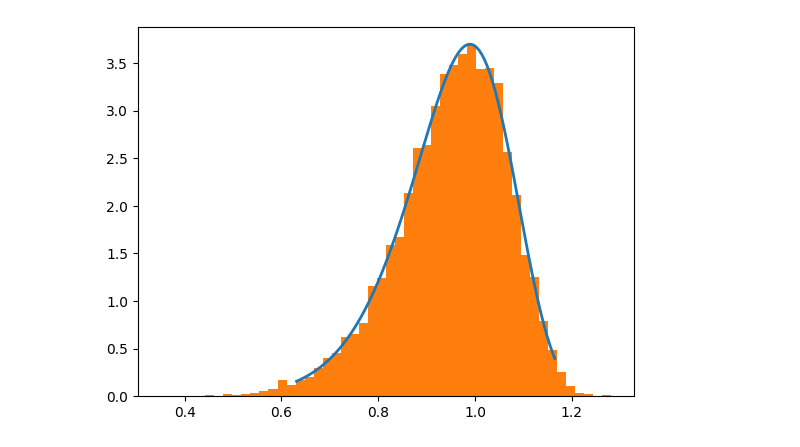
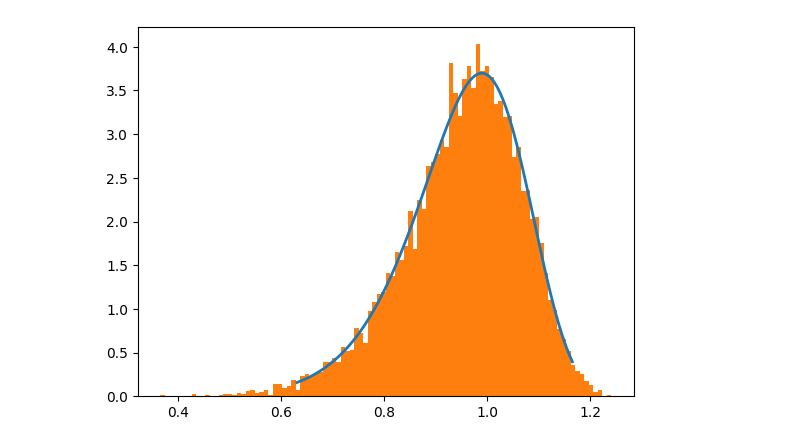
Before and after one commit to callieham/Year-3, a Jupyter notebook: Stochastic/Stochastic Simulation Problem Sheets.ipynb, the cells around one changed output. Cells and saved outputs as stored; diff of their text form; code cells hidden in the pictures.

```diff
--- a/Stochastic/Stochastic Simulation Problem Sheets.ipynb
+++ b/Stochastic/Stochastic Simulation Problem Sheets.ipynb
@@ -75,12 +75,12 @@ my_weibs = weibull(10000, beta)
 # %%
 from scipy.stats import weibull_min
 fig, ax = plt.subplots(1, 1)
 x = np.linspace(weibull_min.ppf(0.01, beta), weibull_min.ppf(0.99, beta), 100)
 ax.plot(x, weibull_min.pdf(x, beta), lw=2)
-ax.hist(my_weibs, density = True, bins = 50)
+ax.hist(my_weibs, density = True, bins = 100)
 plt.show()
 # %% [output]
-[figure, old version]
+[figure, new version]
 # %%
 def circle_samples(n, power=1):
     r_unifs = np.random.uniform(0, 1, n)
```
Also changed, not shown: parts of 68 cells of this notebook, 55 other files.
